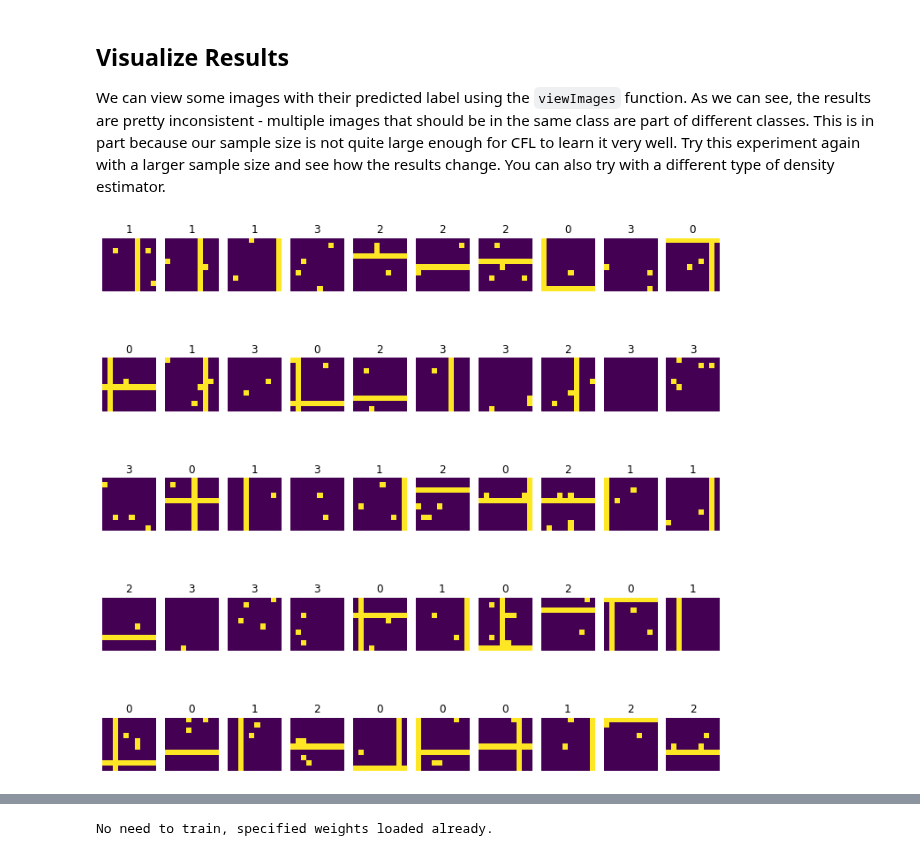
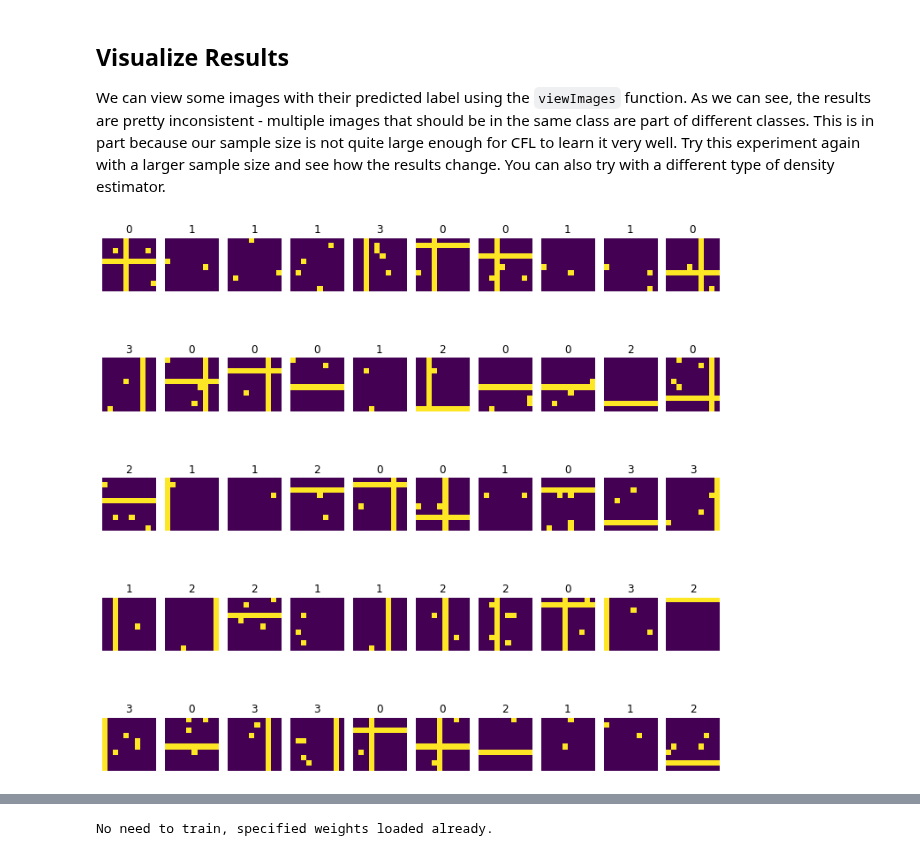
Before and after one commit to eberharf/cfl, a Jupyter notebook: examples/quick_start_guide.ipynb, the cells around one changed output, grey strips where cells are left out. Saved outputs shown, nothing was run; the diff lists cells and outputs as text; code cells hidden in the pictures.

```diff
--- a/examples/quick_start_guide.ipynb
+++ b/examples/quick_start_guide.ipynb
@@ -240,10 +274,10 @@ pyx = cfl_object.predict(dataset1)
 # %% [markdown]
 ## Visualize Results
 We can view some images with their predicted label using the `viewImages` function. As we can see, the results are pretty inconsistent - multiple images that should be in the same class are part of different classes. This is in part because our sample size is not quite large enough for CFL to learn it very well. Try this experiment again with a larger sample size and see how the results change. You can also try with a different type of density estimator.
-# %%
-vb_data.viewImages(n_images=50, x_lbls=train_results[0][:50])
-# %% [output]
-[figure, removed]
+# %%
+vis.viewImages(X_new, n_rows=10, x_lbls=results_new[0])
+# %% [output]
+[figure, added]
 # %% [markdown]
 ## Beyond the Basics: Training and predicting with just the conditional density or just with clustering
 
```
Also changed, not shown: parts of 37 cells of this notebook, 12 other files.
